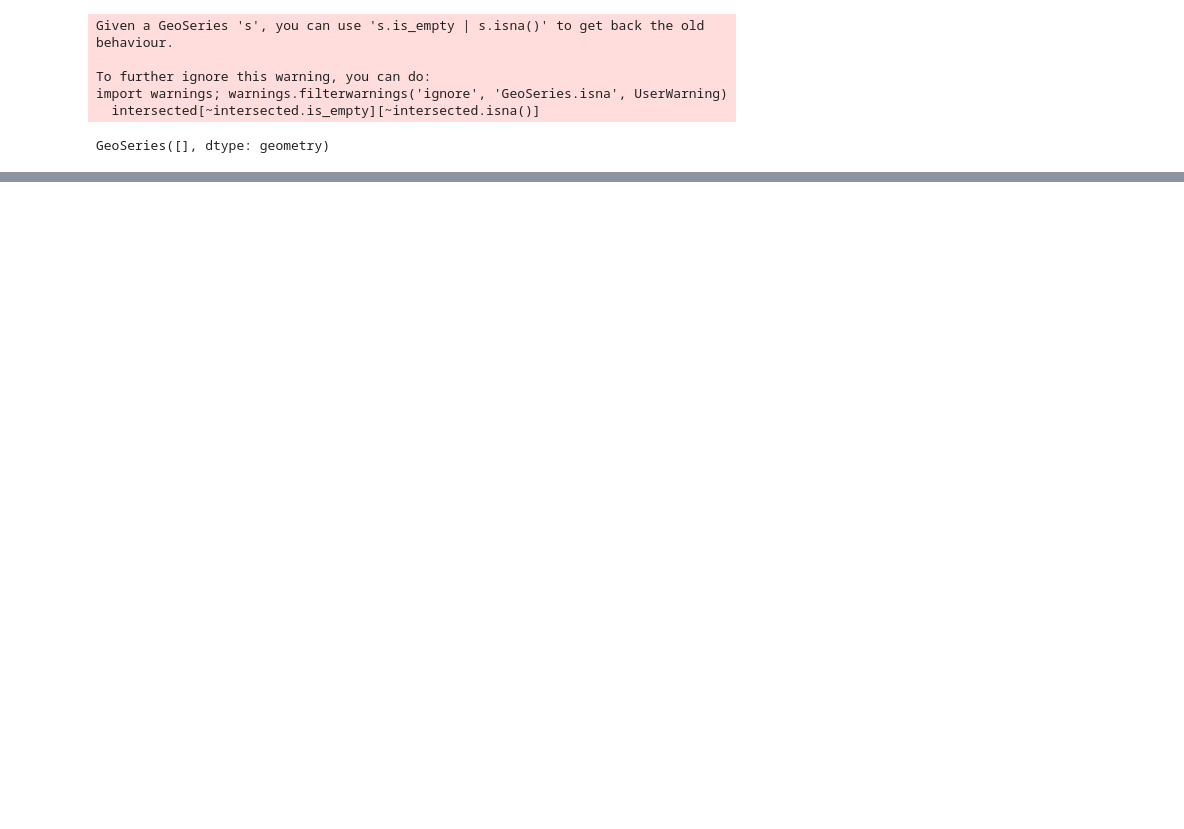
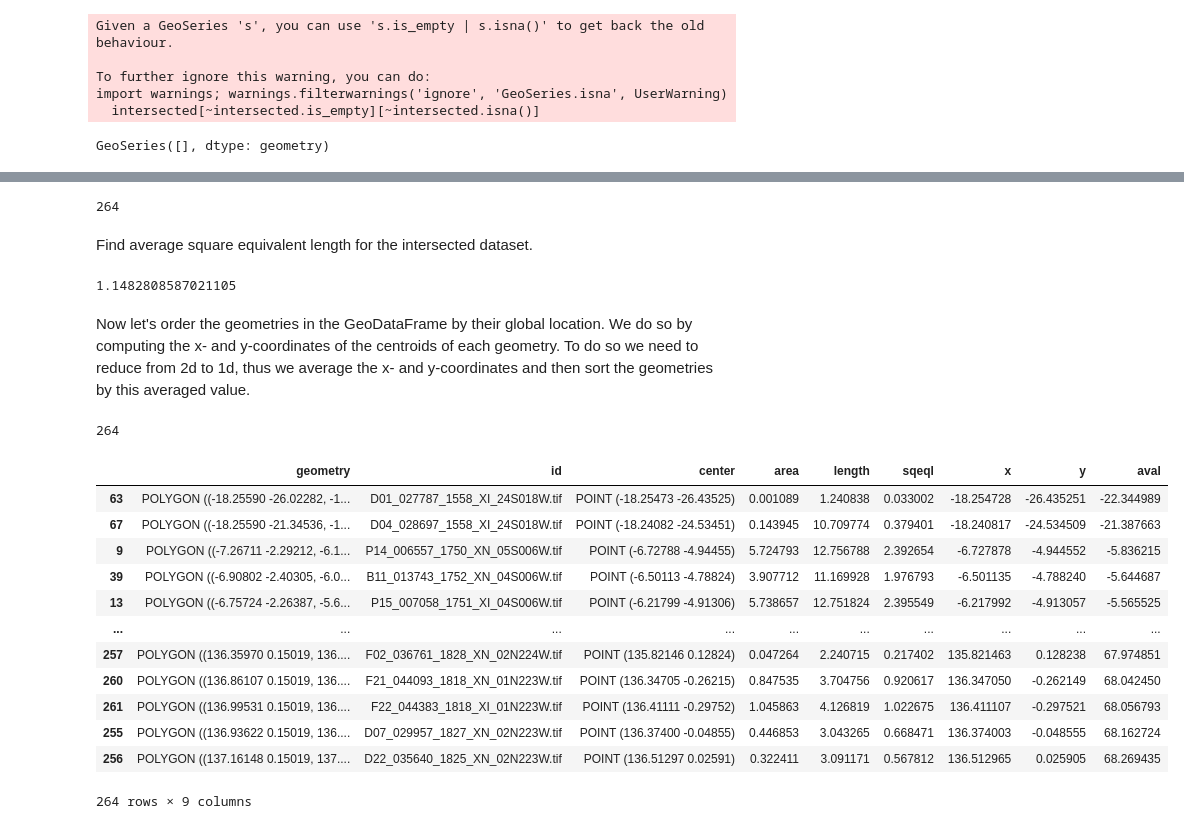
Before and after one commit to chbrandt/HackThePlanets2022, a Jupyter notebook: notebooks/explore_dataset_spatial_distribution.ipynb, the cells around one changed output, grey strips where cells are left out. Saved outputs shown, nothing was run; the diff lists cells and outputs as text; code cells hidden in the pictures; blank space fills up the shorter version.

```diff
--- a/notebooks/explore_dataset_spatial_distribution.ipynb
+++ b/notebooks/explore_dataset_spatial_distribution.ipynb
@@ -184,25 +174,0 @@ Let's try to iterate the intersection geometry-wise and save the intersection in
-# %%
-intersected_list, intersected_ids = [], []
-for geo in geo_regions:
-    df = gpd.read_file(join('/shared_volume/geometries/', geo))
-    roi = gpd.GeoSeries([item for item in df.geometry][0], crs="EPSG:4326")
-
-    for idx, el in enumerate(products_geom_coordinates):
-        img = gpd.GeoSeries([Polygon([(item[0], item[1]) for item in el])][0], crs="EPSG:4326")
-
-        intersected = roi.intersection(img)
-        if not intersected.is_empty.any():
-            intersected_list.append(intersected[0])
-            intersected_ids.append(products_id[idx])
-            intersected_centers.append(products_geom_centers[idx])
-
-intersected_series = gpd.GeoSeries(intersected_list, crs="EPSG:4326")
-intersected_df = gpd.GeoDataFrame({'geometry': intersected_series,
-                                   'id': intersected_ids,
-                                   'center': intersected_series.centroid,
-                                   'area': intersected_series.area,
-                                   'length': intersected_series.length,
-                                   'sqeql': np.sqrt(intersected_series.area)
-                                  })
-
-intersected_df.head()
@@ -269,0 +247,38 @@ len(sorted_intersected_df)
+# %%
+len(intersected_df)
+# %% [output]
+264
+# %% [markdown]
+Find average square equivalent length for the intersected dataset.
+# %%
+intersected_df['sqeql'].mean()
+# %% [output]
+1.1482808587021105
+# %% [markdown]
+Now let's order the geometries in the GeoDataFrame by their global location. We do so by computing the x- and y-coordinates of the centroids of each geometry. To do so we need to reduce from 2d to 1d, thus we average the x- and y-coordinates and then sort the geometries by this averaged value.
+# %%
+sorted_intersected_df = (intersected_df
+                         .assign(x=lambda df: df['center'].x)
+                         .assign(y=lambda df: df['center'].y)
+                         .assign(aval=lambda df: df[['x', 'y']].mean(axis=1))
+                         .sort_values(by=['aval']))
+
+len(sorted_intersected_df)
+# %% [output]
+264
+# %%
+sorted_intersected_df
+# %% [output]
+|  | geometry | id | center | area | length | sqeql | x | y | aval |
+| 63 | POLYGON ((-18.25590 -26.02282, -1... | D01_027787_1558_XI_24S018W.tif | POINT (-18.25473 -26.43525) | 0.001089 | 1.240838 | 0.033002 | -18.254728 | -26.435251 | -22.344989 |
+| 67 | POLYGON ((-18.25590 -21.34536, -1... | D04_028697_1558_XI_24S018W.tif | POINT (-18.24082 -24.53451) | 0.143945 | 10.709774 | 0.379401 | -18.240817 | -24.534509 | -21.387663 |
+| 9 | POLYGON ((-7.26711 -2.29212, -6.1... | P14_006557_1750_XN_05S006W.tif | POINT (-6.72788 -4.94455) | 5.724793 | 12.756788 | 2.392654 | -6.727878 | -4.944552 | -5.836215 |
+| 39 | POLYGON ((-6.90802 -2.40305, -6.0... | B11_013743_1752_XN_04S006W.tif | POINT (-6.50113 -4.78824) | 3.907712 | 11.169928 | 1.976793 | -6.501135 | -4.788240 | -5.644687 |
+| 13 | POLYGON ((-6.75724 -2.26387, -5.6... | P15_007058_1751_XI_04S006W.tif | POINT (-6.21799 -4.91306) | 5.738657 | 12.751824 | 2.395549 | -6.217992 | -4.913057 | -5.565525 |
+| ... | ... | ... | ... | ... | ... | ... | ... | ... | ... |
+| 257 | POLYGON ((136.35970 0.15019, 136.... | F02_036761_1828_XN_02N224W.tif | POINT (135.82146 0.12824) | 0.047264 | 2.240715 | 0.217402 | 135.821463 | 0.128238 | 67.974851 |
+| 260 | POLYGON ((136.86107 0.15019, 136.... | F21_044093_1818_XN_01N223W.tif | POINT (136.34705 -0.26215) | 0.847535 | 3.704756 | 0.920617 | 136.347050 | -0.262149 | 68.042450 |
+| 261 | POLYGON ((136.99531 0.15019, 136.... | F22_044383_1818_XI_01N223W.tif | POINT (136.41111 -0.29752) | 1.045863 | 4.126819 | 1.022675 | 136.411107 | -0.297521 | 68.056793 |
+| 255 | POLYGON ((136.93622 0.15019, 136.... | D07_029957_1827_XN_02N223W.tif | POINT (136.37400 -0.04855) | 0.446853 | 3.043265 | 0.668471 | 136.374003 | -0.048555 | 68.162724 |
+| 256 | POLYGON ((137.16148 0.15019, 137.... | D22_035640_1825_XN_02N223W.tif | POINT (136.51297 0.02591) | 0.322411 | 3.091171 | 0.567812 | 136.512965 | 0.025905 | 68.269435 |
+264 rows × 9 columns
```
Also changed, not shown: parts of 27 cells of this notebook.
